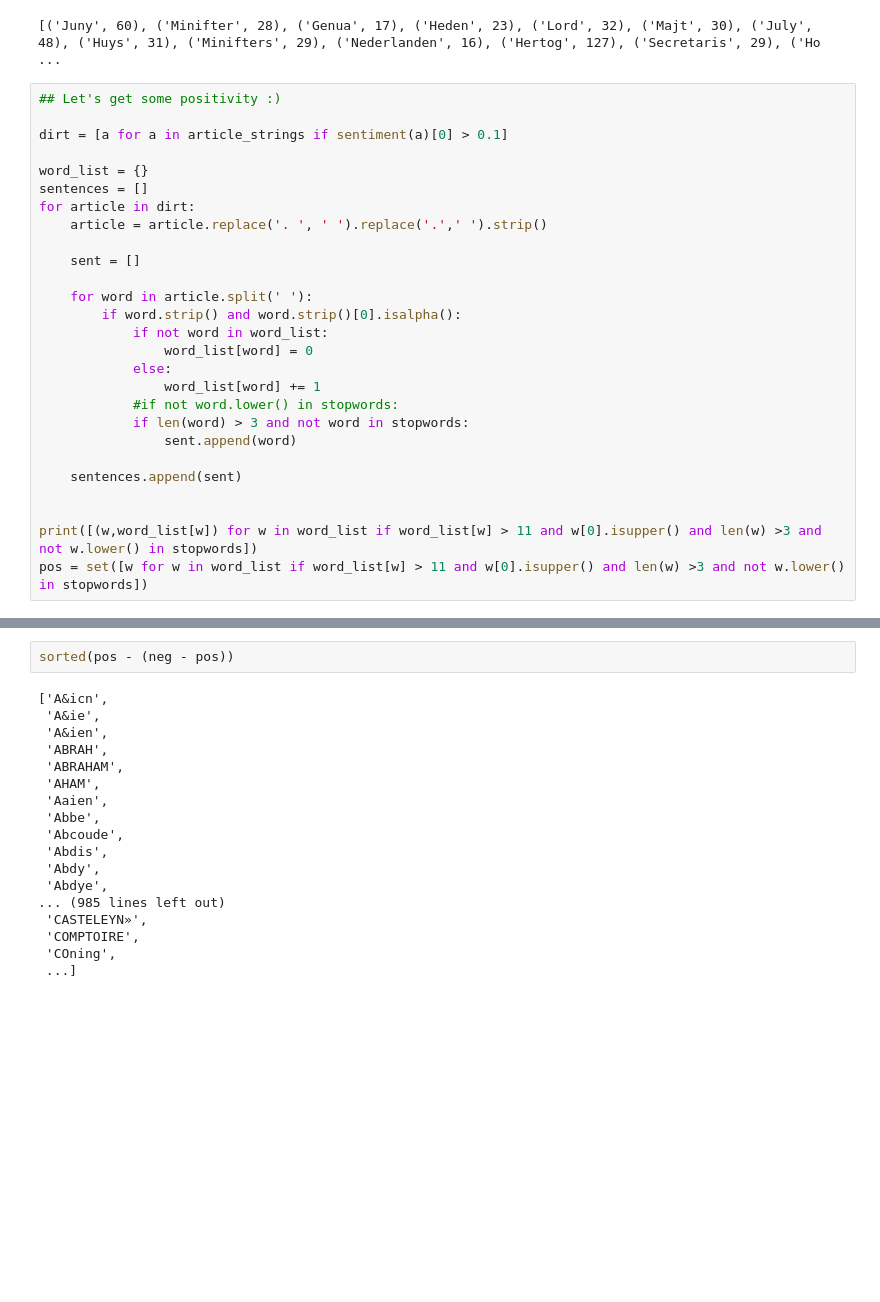
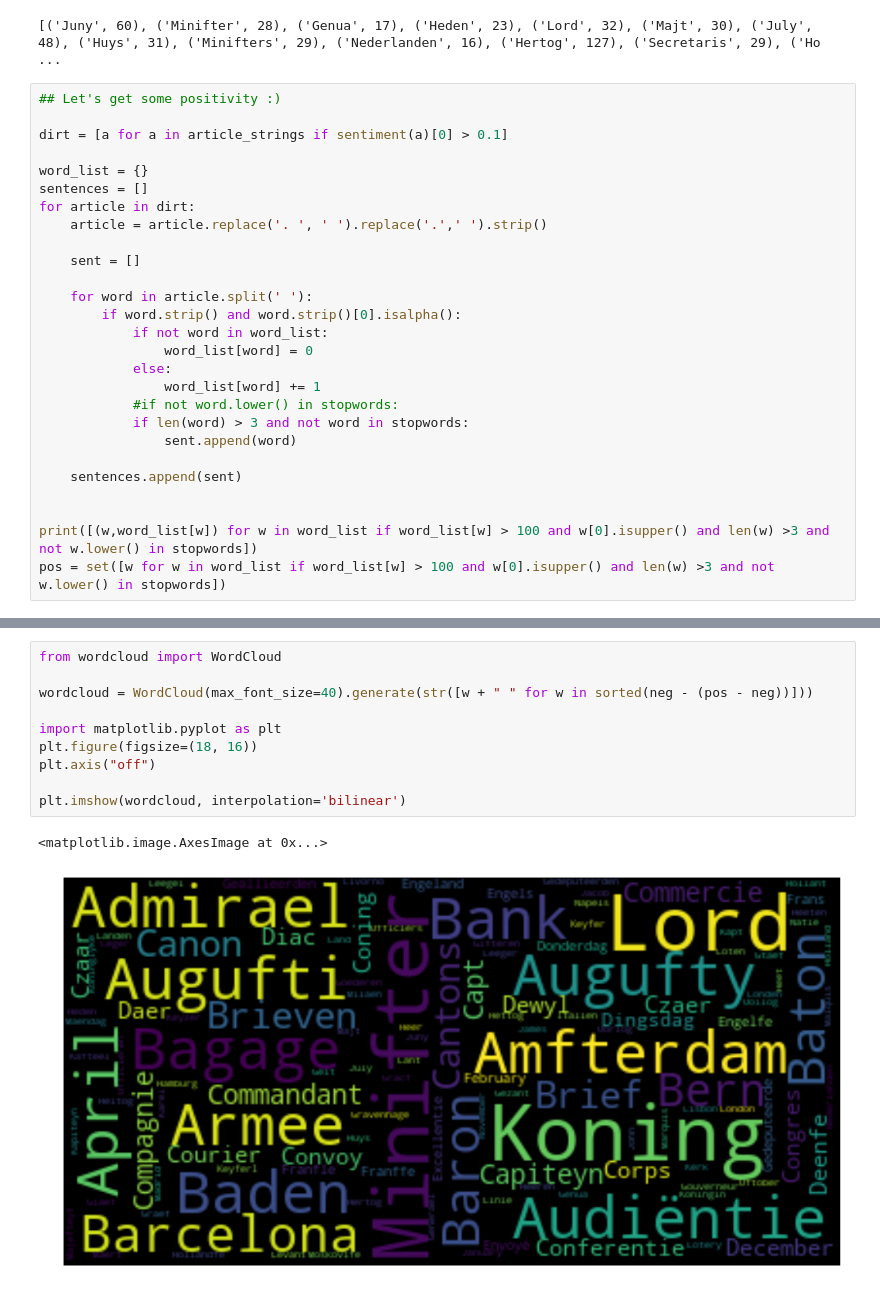
Before and after one commit to WillemJan/DHBenelux2018, a Jupyter notebook: DhBenelux-Copy1.ipynb, the cells around one changed output, grey strips where cells are left out. Drawn from its saved outputs; the diff is of its cells as text; blank space fills up the shorter version.

Commit message:
wordclouds

```diff
--- a/DhBenelux-Copy1.ipynb
+++ b/DhBenelux-Copy1.ipynb
@@ -550,6 +550,6 @@ for article in dirt:
     sentences.append(sent)
 
 
-print([(w,word_list[w]) for w in word_list if word_list[w] > 11 and w[0].isupper() and len(w) >3 and not w.lower() in stopwords])
-pos = set([w for w in word_list if word_list[w] > 11 and w[0].isupper() and len(w) >3 and not w.lower() in stopwords])
+print([(w,word_list[w]) for w in word_list if word_list[w] > 100 and w[0].isupper() and len(w) >3 and not w.lower() in stopwords])
+pos = set([w for w in word_list if word_list[w] > 100 and w[0].isupper() and len(w) >3 and not w.lower() in stopwords])
 # %% [output]
@@ -577,20 +557,13 @@ sorted(neg - (pos - neg))
-# %%
-sorted(pos - (neg - pos))
-# %% [output]
-['A&icn',
- 'A&ie',
- 'A&ien',
- 'ABRAH',
- 'ABRAHAM',
- 'AHAM',
- 'Aaien',
- 'Abbe',
- 'Abcoude',
- 'Abdis',
- 'Abdy',
- 'Abdye',
-... (985 lines left out)
- 'CASTELEYN»',
- 'COMPTOIRE',
- 'COning',
- ...]
+# %%
+from wordcloud import WordCloud
+
+wordcloud = WordCloud(max_font_size=40).generate(str([w + " " for w in sorted(neg - (pos - neg))]))
+
+import matplotlib.pyplot as plt
+plt.figure(figsize=(18, 16))
+plt.axis("off")
+
+plt.imshow(wordcloud, interpolation='bilinear')
+# %% [output]
+<matplotlib.image.AxesImage at 0x...>
+[figure, added]
```
Also changed, not shown: parts of 3 cells of this notebook.
